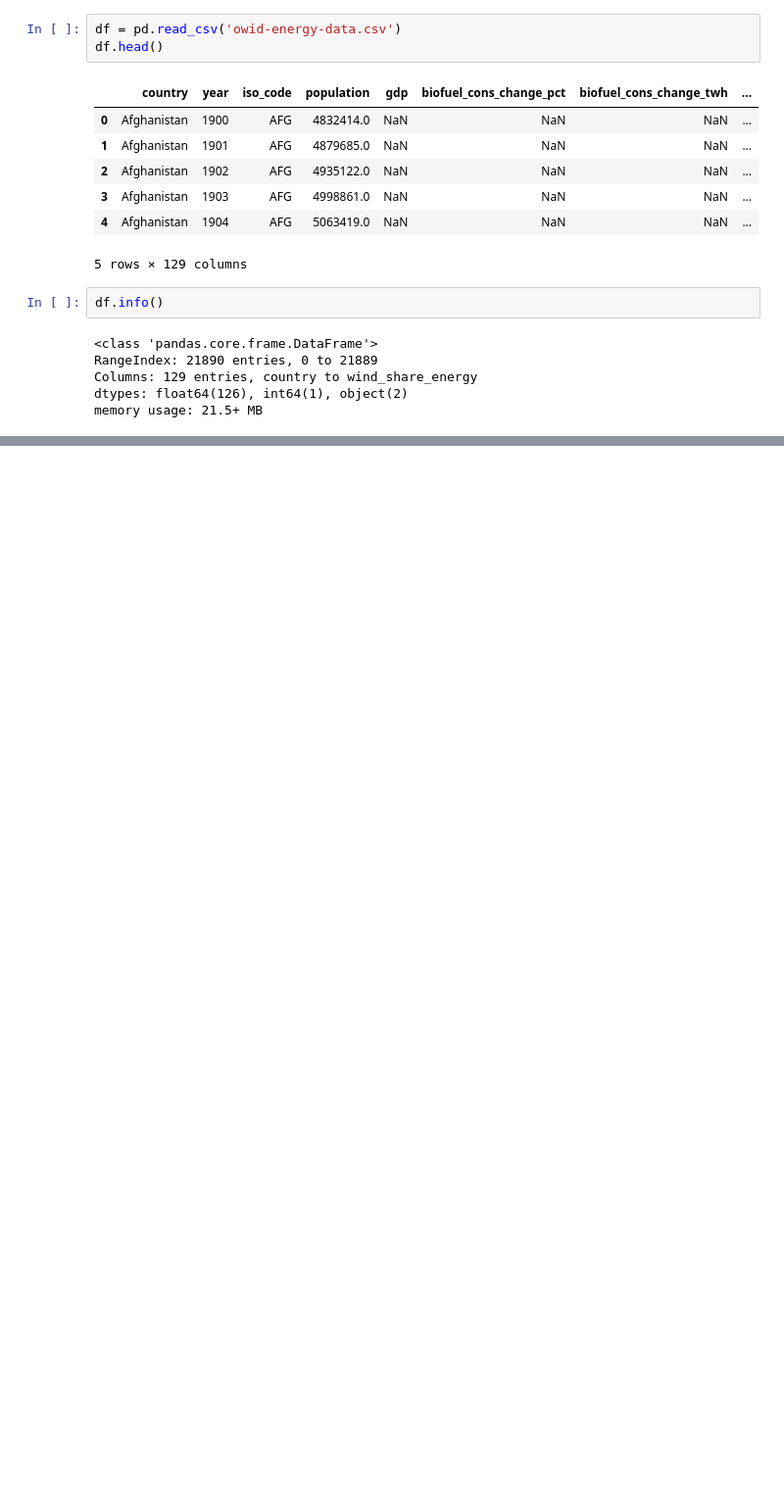
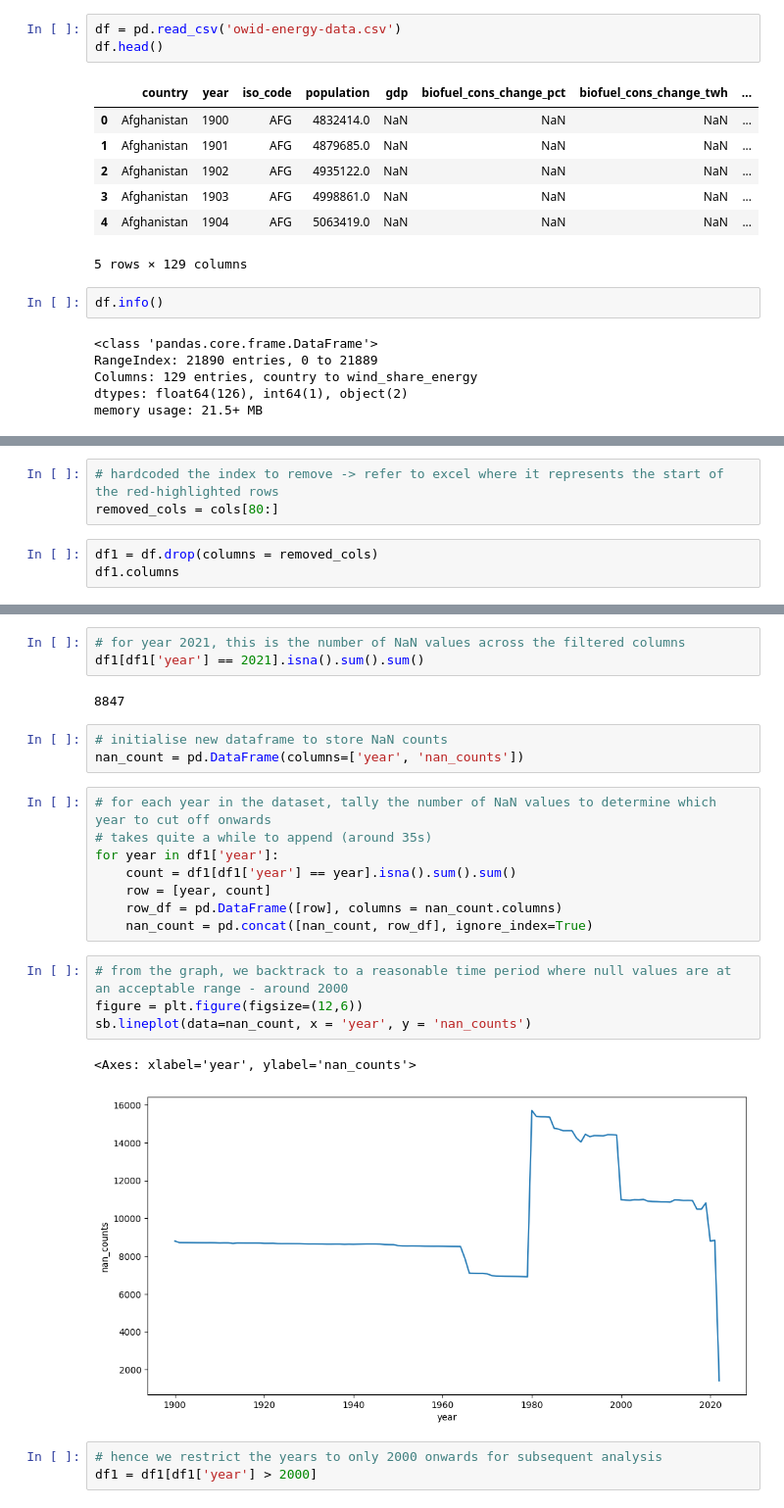
Before and after one commit to boon-keng/mini-project, a Jupyter notebook: EDA.ipynb, the cells around one changed output, grey strips where cells are left out. Shown at 98% size. Saved outputs shown, nothing was run; the diff lists cells and outputs as text; blank space fills up the shorter version.

```diff
--- a/EDA.ipynb
+++ b/EDA.ipynb
@@ -28,0 +42,6 @@ memory usage: 21.5+ MB
+# %%
+# hardcoded the index to remove -> refer to excel where it represents the start of the red-highlighted rows
+removed_cols = cols[80:]
+# %%
+df1 = df.drop(columns = removed_cols)
+df1.columns
@@ -29 +66,27 @@ memory usage: 21.5+ MB
+# %%
+# for year 2021, this is the number of NaN values across the filtered columns
+df1[df1['year'] == 2021].isna().sum().sum()
+# %% [output]
+8847
+# %%
+# initialise new dataframe to store NaN counts
+nan_count = pd.DataFrame(columns=['year', 'nan_counts'])
+# %%
+# for each year in the dataset, tally the number of NaN values to determine which year to cut off onwards
+# takes quite a while to append (around 35s)
+for year in df1['year']:
+    count = df1[df1['year'] == year].isna().sum().sum()
+    row = [year, count]
+    row_df = pd.DataFrame([row], columns = nan_count.columns)
+    nan_count = pd.concat([nan_count, row_df], ignore_index=True)
+# %%
+# from the graph, we backtrack to a reasonable time period where null values are at an acceptable range - around 2000
+figure = plt.figure(figsize=(12,6))
+sb.lineplot(data=nan_count, x = 'year', y = 'nan_counts')
+# %% [output]
+<Axes: xlabel='year', ylabel='nan_counts'>
+[figure, added]
+# %%
+# hence we restrict the years to only 2000 onwards for subsequent analysis
+df1 = df1[df1['year'] > 2000]
 # %% [markdown]
```
Also changed, not shown: parts of 16 cells of this notebook, 1 other file.
